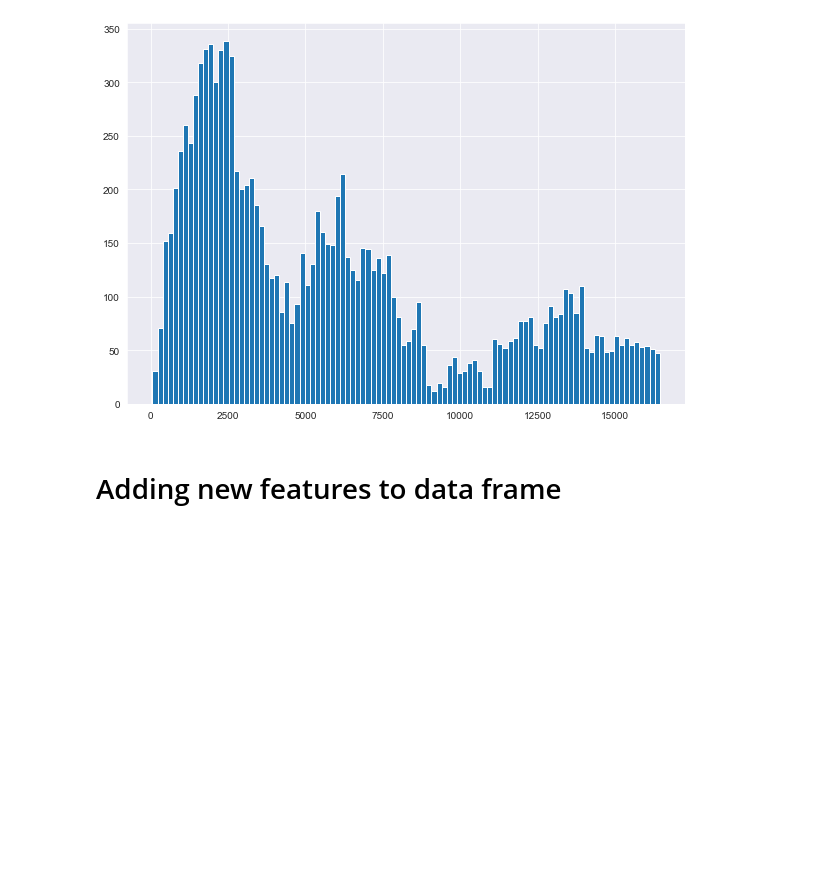
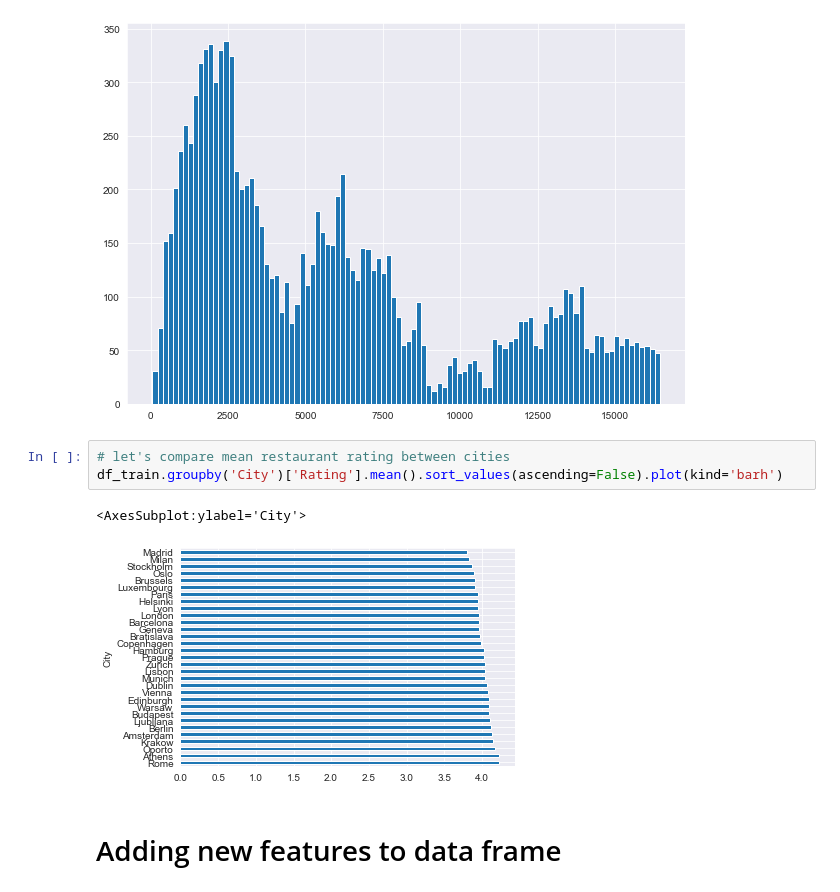
Before and after one commit to PavelKucherenko/sf-ds50-course, a Jupyter notebook: module_3/Restaurant_ranking_NB.ipynb, the cells around one changed output. Cells and saved outputs as stored; diff of their text form; blank space fills up the shorter version.

Commit message:
Cities' restaurant ranking comparison is added.

```diff
--- a/module_3/Restaurant_ranking_NB.ipynb
+++ b/module_3/Restaurant_ranking_NB.ipynb
@@ -390,6 +390,12 @@ df_train['Ranking'][df_train['Rating'] < 4].hist(bins=100)
 [figure]
 [figure]
 [figure]
+# %%
+# let's compare mean restaurant rating between cities
+df_train.groupby('City')['Rating'].mean().sort_values(ascending=False).plot(kind='barh')
+# %% [output]
+<AxesSubplot:ylabel='City'>
+[figure, added]
 # %% [markdown]
 # Adding new features to data frame
 # %%
```
Also changed, not shown: parts of 1 cell of this notebook.
